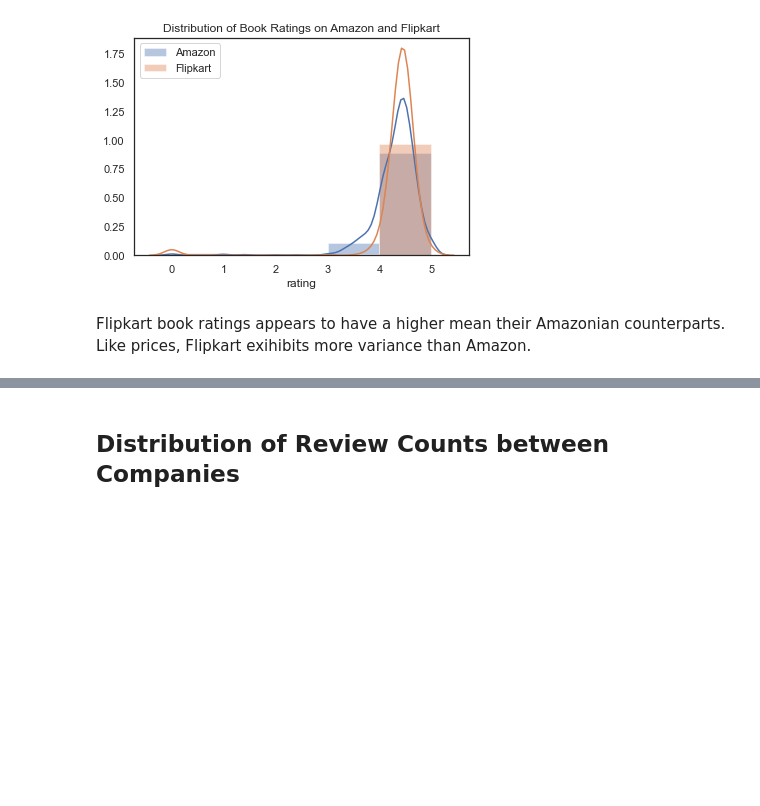
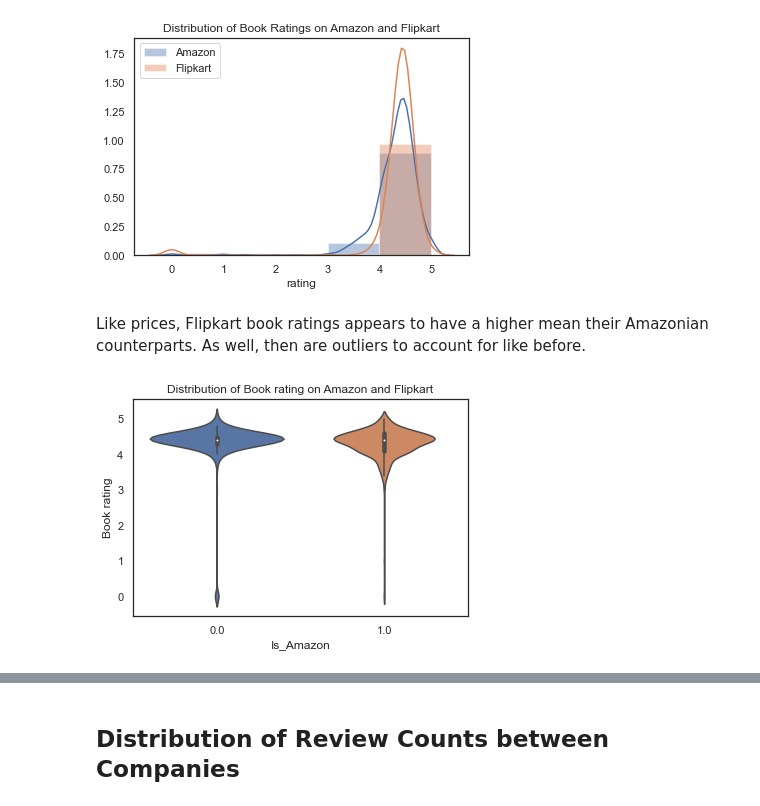
Before and after one commit to UPstartDeveloper/bookstore-classifier, a Jupyter notebook: classifications.ipynb, the cells around one changed output, grey strips where cells are left out. Saved outputs shown, nothing was run; the diff lists cells and outputs as text; code cells hidden in the pictures; blank space fills up the shorter version.

```diff
--- a/classifications.ipynb
+++ b/classifications.ipynb
@@ -364,4 +414,9 @@ plt.show()
 # %% [output]
 [figure]
 # %% [markdown]
-Flipkart book ratings appears to have a higher mean their Amazonian counterparts. Like prices, Flipkart exihibits more variance than Amazon.
+Like prices, Flipkart book ratings appears to have a higher mean their Amazonian counterparts. As well, then are outliers to account for like before.
+# %%
+# plotting the boxplots of book ratings for both companies
+make_boxplot(all_books_mixed, 'rating')
+# %% [output]
+[figure, added]
```
Also changed, not shown: parts of 14 cells of this notebook.
